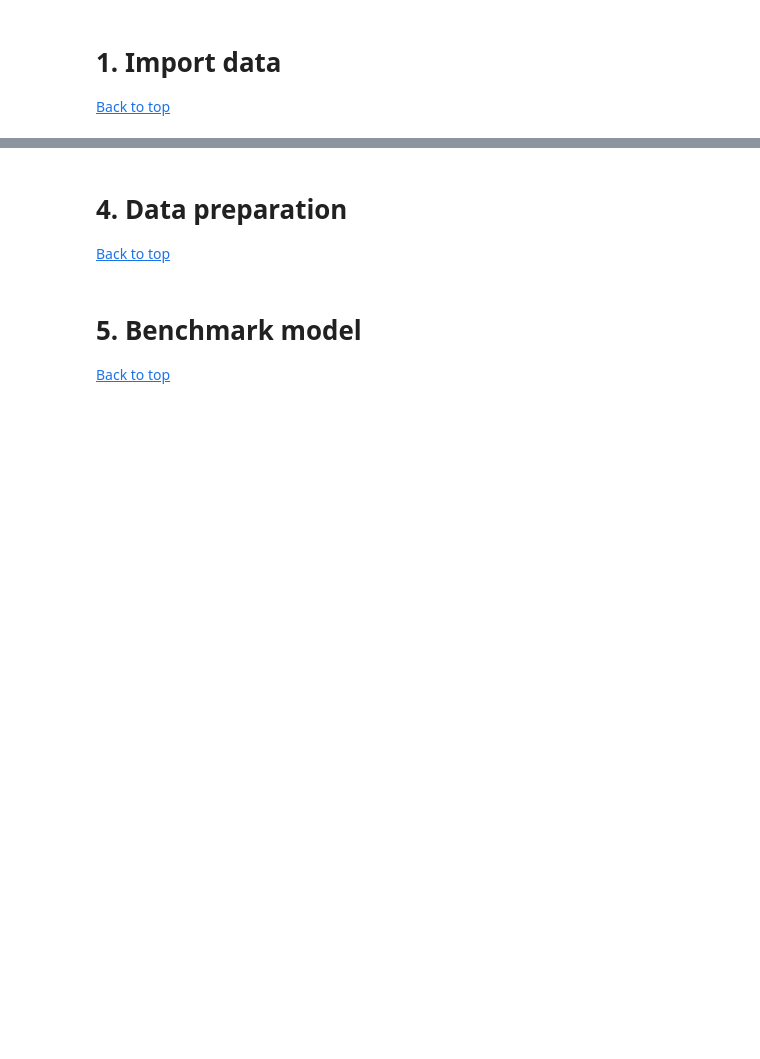
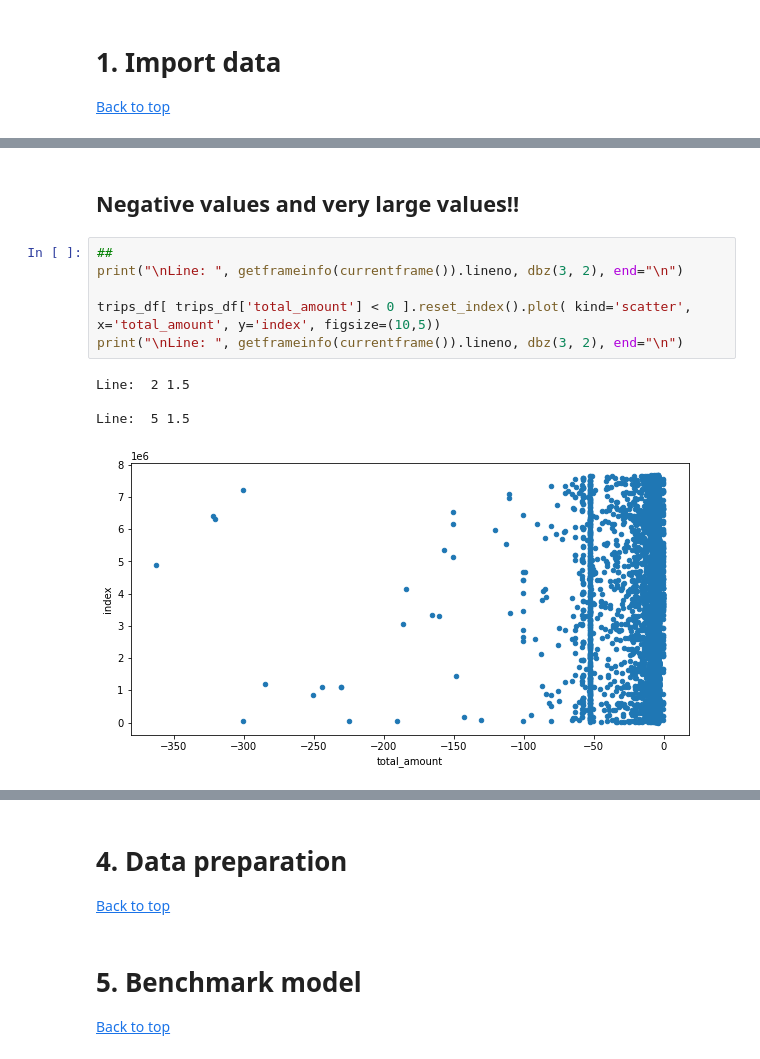
Before and after one commit to KenStephani/New-York-Taxi-Analysis, a Jupyter notebook: Presentable Notebook.ipynb, the cells around one changed output, grey strips where cells are left out. Drawn from its saved outputs; the diff is of its cells as text; blank space fills up the shorter version.

```diff
--- a/Presentable Notebook.ipynb
+++ b/Presentable Notebook.ipynb
@@ -65,0 +152,13 @@ display( trips_df.shape )
+# %% [markdown]
+## Negative values and very large values!!
+# %%
+##
+print("\nLine: ", getframeinfo(currentframe()).lineno, dbz(3, 2), end="\n")
+
+trips_df[ trips_df['total_amount'] < 0 ].reset_index().plot( kind='scatter', x='total_amount', y='index', figsize=(10,5))
+print("\nLine: ", getframeinfo(currentframe()).lineno, dbz(3, 2), end="\n")
+# %% [output]
+Line:  2 1.5
+
+Line:  5 1.5
+[figure, added]
```
Also changed, not shown: parts of 49 cells of this notebook, 1 other file.
